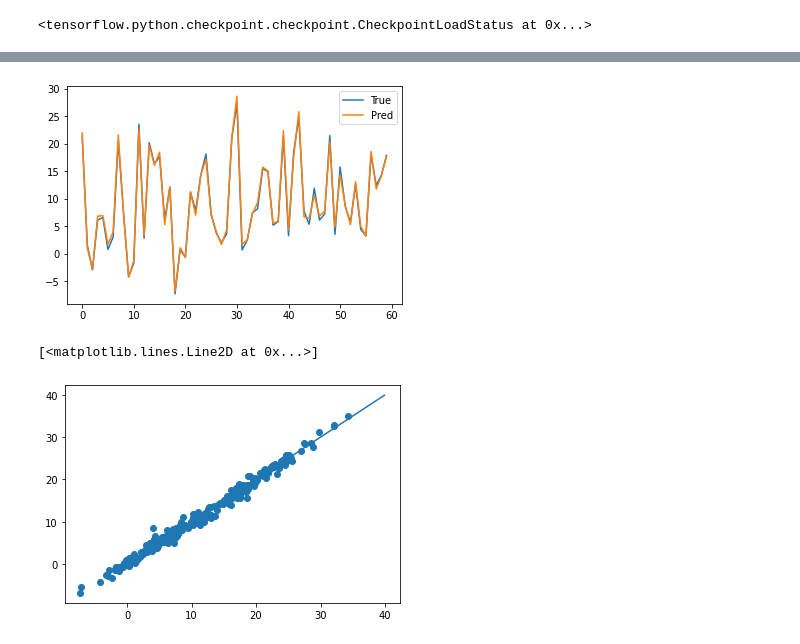
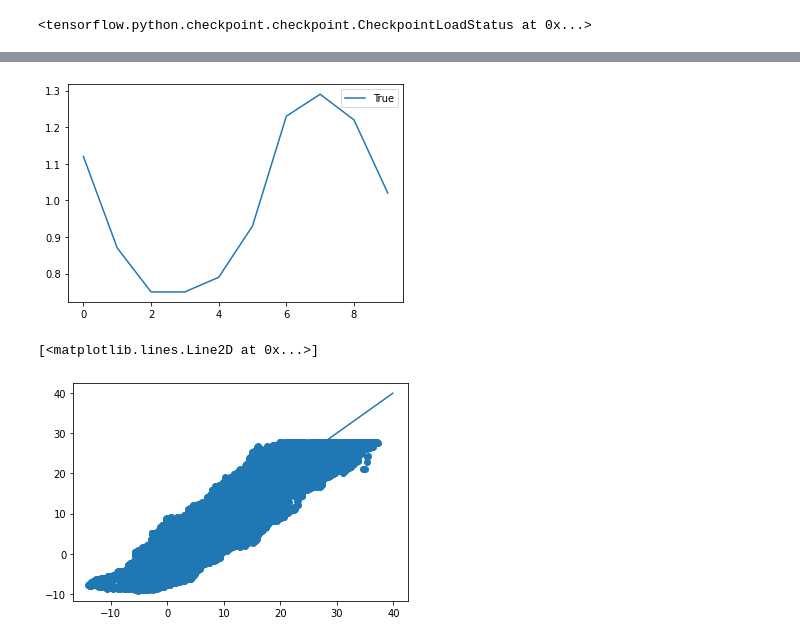
Before and after one commit to mlengineer19989/transformer_practice, a Jupyter notebook: transformer_time_series2.ipynb, the cells around one changed output, grey strips where cells are left out. Cells and saved outputs as stored; diff of their text form; code cells hidden in the pictures.

```diff
--- a/transformer_time_series2.ipynb
+++ b/transformer_time_series2.ipynb
@@ -117,12 +117,12 @@ for i, seq in enumerate(raw_data.T):
 #データセット生成クラスの実行例
 
 from generate_data import PreprocessData
-sd = np.arange(1000, dtype='float64').reshape(-1,1)
+sd = np.arange(40000, dtype='float64').reshape(-1,1)
 
-sampling_rate = 6
-sequence_length = 7
-pred_points = 4
-#delay = sampling_rate * (sequence_length + 24 - 1)
+sampling_rate = 24
+sequence_length = 120
+pred_points = 10
+#delay = sampling_rate * (sequence_length + 14 - 1)
 delay = sampling_rate * (sequence_length )
 batch_size = 3
 
@@ -145,4 +145,10 @@ for x,y in train_dataset_single:
 for x,y in train_dataset:
     print('%s => %s' % (x[0,:,0], y[0,:,0]))
     break
+
+for x,y in test_dataset:
+  for i in range(3):
+    print(x[i,:3,0], y[i,:3,0])
+    #print(y[i,:,0])
+  break
 # %% [output]
@@ -156,7 +172,7 @@ tf.Tensor([239. 245. 251. 257. 263. 269. 275.], shape=(7,), dtype=float64) => tf
 # %%
 #本対象データに対する実行
 
-sampling_rate = 6
+sampling_rate = 24
 sequence_length = 120
 pred_points = 10
 #delay = sampling_rate * (sequence_length + 24 - 1)
@@ -492,17 +490,27 @@ preds value: (256, 10, 1)
+# %%
+y_true = []
+y_pred = []
+for samples, targets in test_dataset:
+    targets_pred = model.predict(samples, verbose=0)
+
+    for i in range(samples.shape[0]):
+      y_true.append(targets[i,-1])
+      #y_pred.append(targets_pred[i,-1,0])
+    break
 # %%
 y_true = np.array(y_true)
 y_pred = np.array(y_pred)
 
 start_point = 0
-end_point = 60
+end_point = 10
 
 plt.figure()
 plt.plot(y_true[start_point:end_point], label="True")
-plt.plot(y_pred[start_point:end_point], label="Pred")
+#plt.plot(y_pred[start_point:end_point], label="Pred")
 plt.legend()
 plt.show()
 # %% [output]
-[figure, old version]
+[figure, new version]
 # %%
 x = np.arange(-2, 40, 0.1)
 y = x
@@ -512,4 +520,4 @@ plt.scatter(y_true, y_pred)
 plt.plot(x, y)
 # %% [output]
 [<matplotlib.lines.Line2D at 0x...>]
-[figure, old version]
+[figure, new version]
```
Also changed, not shown: parts of 12 cells of this notebook.
